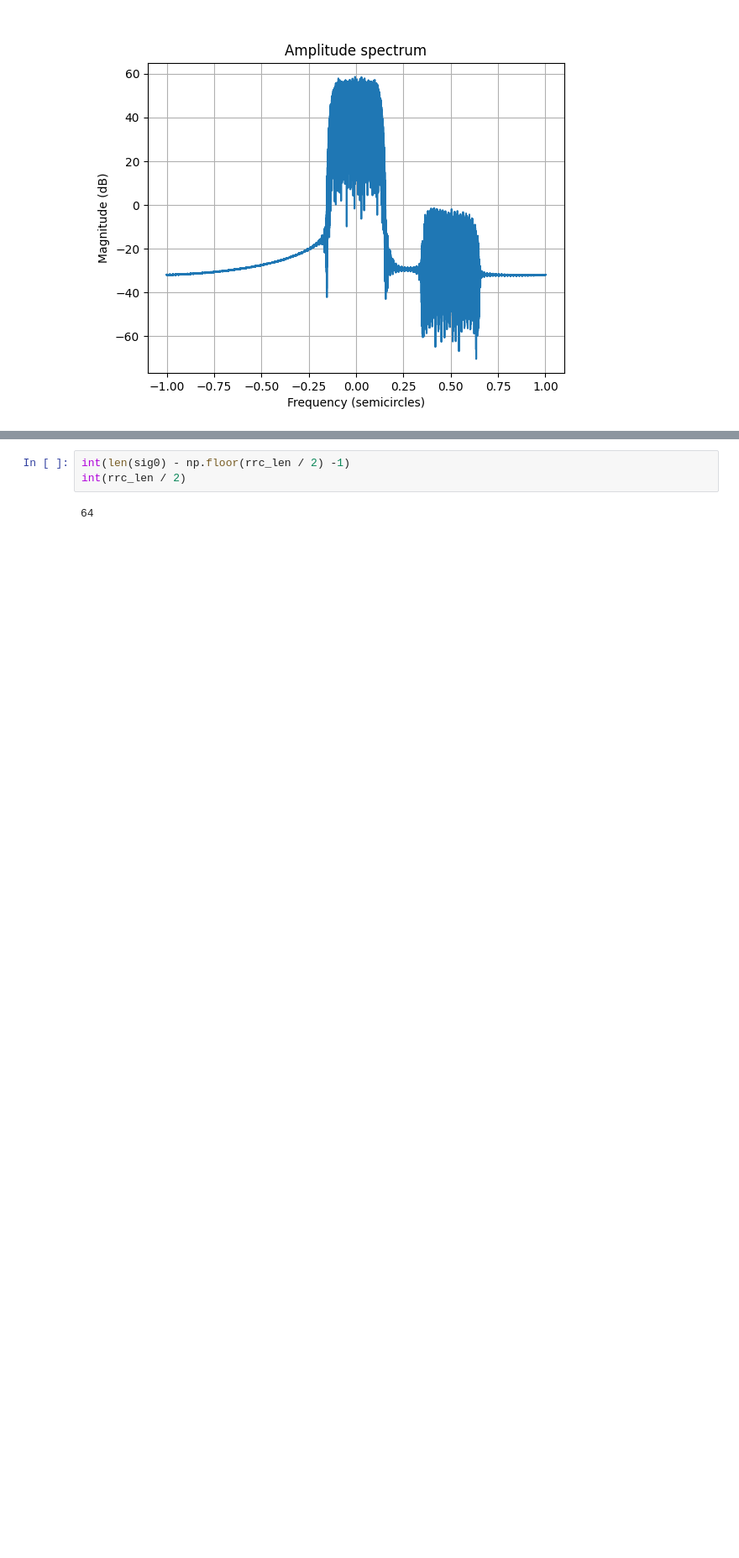
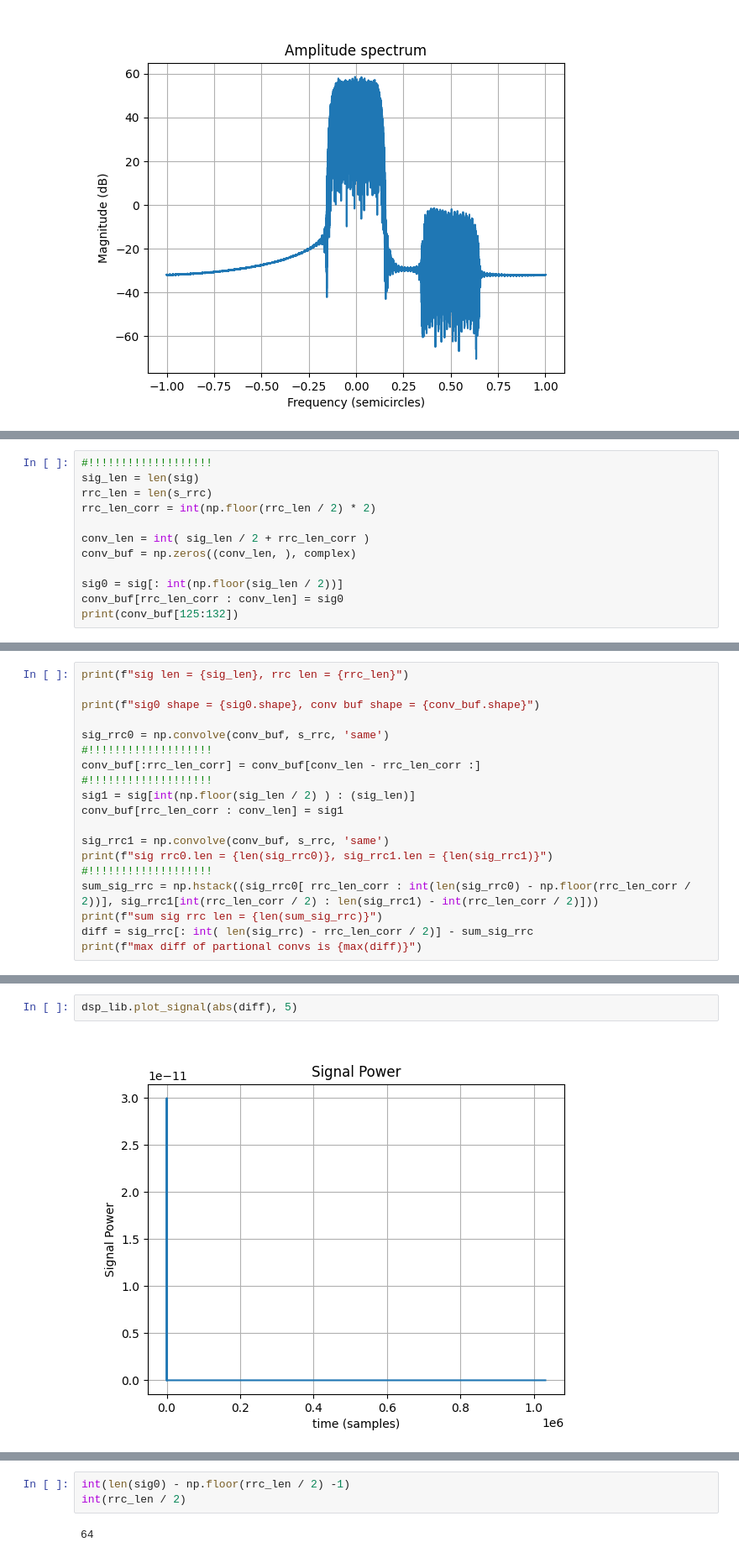
Before and after one commit to incredibleSaint/signal_processing, a Jupyter notebook: rrc_filtering.ipynb, the cells around one changed output, grey strips where cells are left out. Shown: that part at 84% size. Saved outputs shown, nothing was run; the diff lists cells and outputs as text; blank space fills up the shorter version.

Commit message:
[f] partional convolution

```diff
--- a/rrc_filtering.ipynb
+++ b/rrc_filtering.ipynb
@@ -121,0 +78,12 @@ max diff of partional convs is 0j
+# %%
+#!!!!!!!!!!!!!!!!!!!
+sig_len = len(sig)
+rrc_len = len(s_rrc)
+rrc_len_corr = int(np.floor(rrc_len / 2) * 2)
+
+conv_len = int( sig_len / 2 + rrc_len_corr )
+conv_buf = np.zeros((conv_len, ), complex)
+
+sig0 = sig[: int(np.floor(sig_len / 2))]
+conv_buf[rrc_len_corr : conv_len] = sig0
+print(conv_buf[125:132])
@@ -121,0 +93,19 @@ max diff of partional convs is 0j
+# %%
+print(f"sig len = {sig_len}, rrc len = {rrc_len}")
+
+print(f"sig0 shape = {sig0.shape}, conv buf shape = {conv_buf.shape}")
+
+sig_rrc0 = np.convolve(conv_buf, s_rrc, 'same')
+#!!!!!!!!!!!!!!!!!!!
+conv_buf[:rrc_len_corr] = conv_buf[conv_len - rrc_len_corr :]
+#!!!!!!!!!!!!!!!!!!!
+sig1 = sig[int(np.floor(sig_len / 2) ) : (sig_len)]
+conv_buf[rrc_len_corr : conv_len] = sig1
+
+sig_rrc1 = np.convolve(conv_buf, s_rrc, 'same')
+print(f"sig rrc0.len = {len(sig_rrc0)}, sig_rrc1.len = {len(sig_rrc1)}")
+#!!!!!!!!!!!!!!!!!!!
+sum_sig_rrc = np.hstack((sig_rrc0[ rrc_len_corr : int(len(sig_rrc0) - np.floor(rrc_len_corr / 2))], sig_rrc1[int(rrc_len_corr / 2) : len(sig_rrc1) - int(rrc_len_corr / 2)]))
+print(f"sum sig rrc len = {len(sum_sig_rrc)}")
+diff = sig_rrc[: int( len(sig_rrc) - rrc_len_corr / 2)] - sum_sig_rrc
+print(f"max diff of partional convs is {max(diff)}")
@@ -121,0 +118,4 @@ max diff of partional convs is 0j
+# %%
+dsp_lib.plot_signal(abs(diff), 5)
+# %% [output]
+[figure, added]
```
Also changed, not shown: parts of 13 cells of this notebook.
